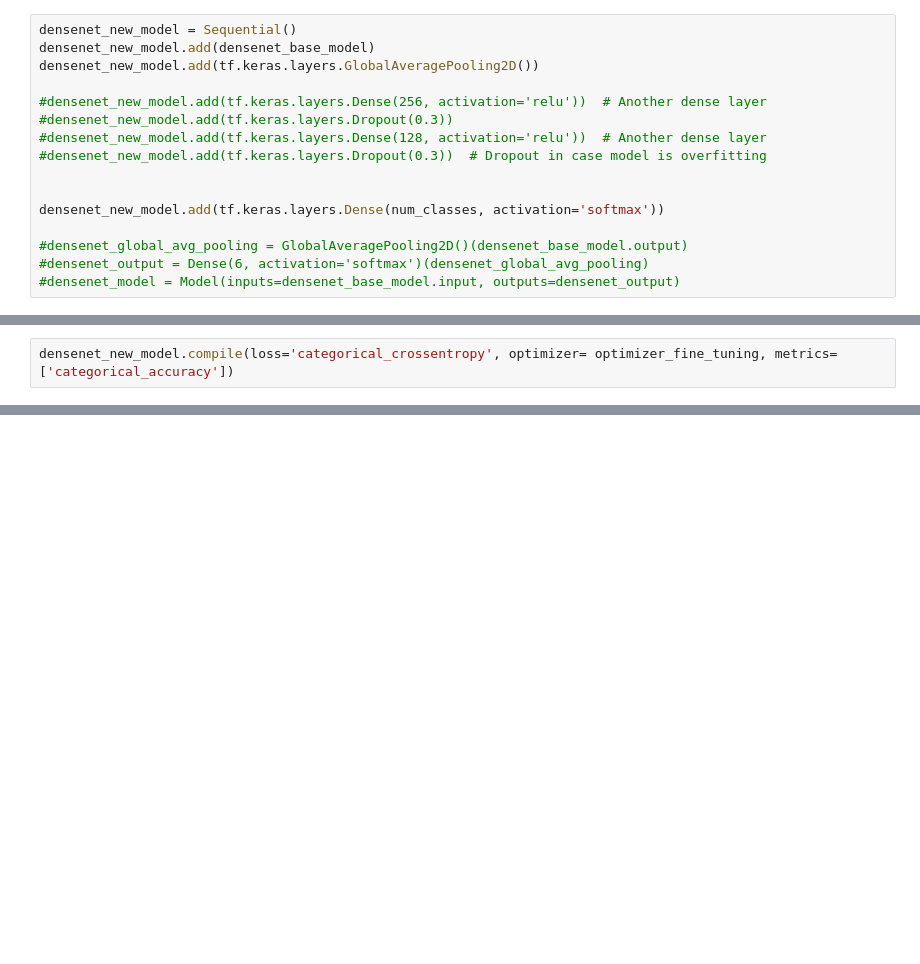
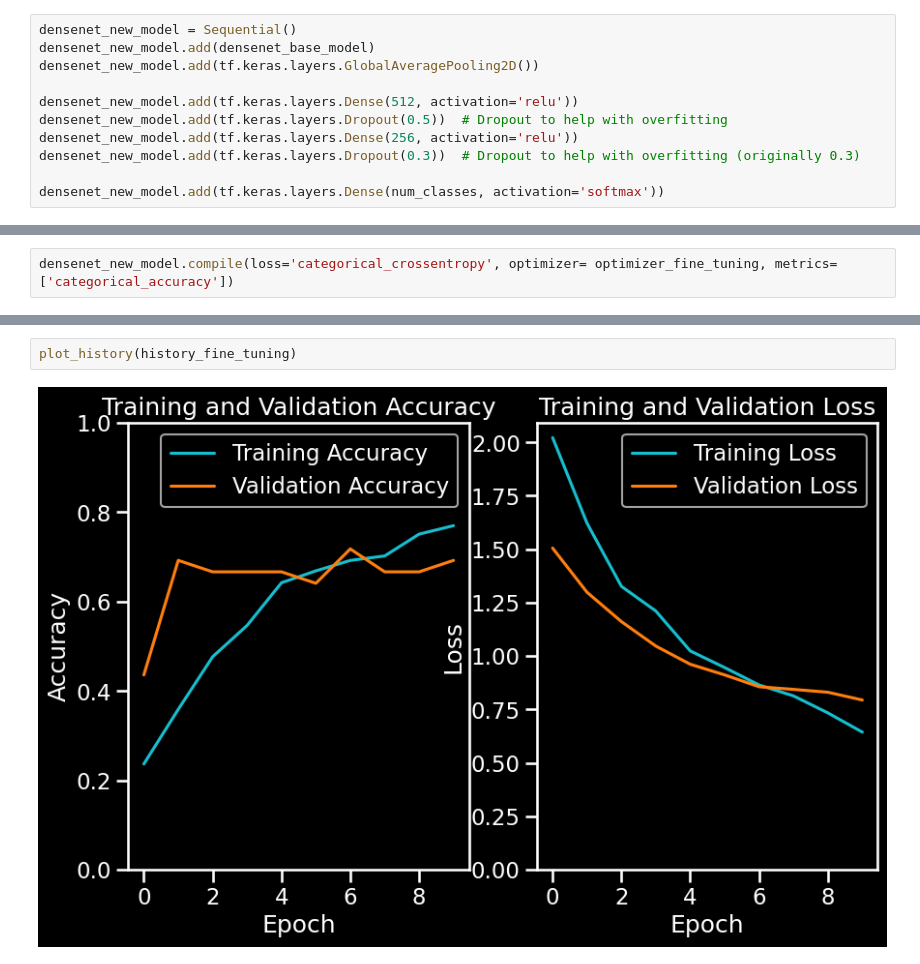
Before and after one commit to scossey/Deep_Learning, a Jupyter notebook: CNN_DLG.ipynb, the cells around one changed output, grey strips where cells are left out. Cells and saved outputs as stored; diff of their text form; blank space fills up the shorter version.

```diff
--- a/CNN_DLG.ipynb
+++ b/CNN_DLG.ipynb
@@ -311,17 +327,12 @@ densenet_new_model = Sequential()
 densenet_new_model.add(densenet_base_model)
 densenet_new_model.add(tf.keras.layers.GlobalAveragePooling2D())
 
-#densenet_new_model.add(tf.keras.layers.Dense(256, activation='relu'))  # Another dense layer
-#densenet_new_model.add(tf.keras.layers.Dropout(0.3))
-#densenet_new_model.add(tf.keras.layers.Dense(128, activation='relu'))  # Another dense layer
-#densenet_new_model.add(tf.keras.layers.Dropout(0.3))  # Dropout in case model is overfitting
-
+densenet_new_model.add(tf.keras.layers.Dense(512, activation='relu'))
+densenet_new_model.add(tf.keras.layers.Dropout(0.5))  # Dropout to help with overfitting
+densenet_new_model.add(tf.keras.layers.Dense(256, activation='relu'))
+densenet_new_model.add(tf.keras.layers.Dropout(0.3))  # Dropout to help with overfitting (originally 0.3)
 
 densenet_new_model.add(tf.keras.layers.Dense(num_classes, activation='softmax'))
-
-#densenet_global_avg_pooling = GlobalAveragePooling2D()(densenet_base_model.output)
-#densenet_output = Dense(6, activation='softmax')(densenet_global_avg_pooling)
-#densenet_model = Model(inputs=densenet_base_model.input, outputs=densenet_output)
 # %%
 optimizer=tf.keras.optimizers.Adam(learning_rate=0.0001)
 
@@ -651 +495,5 @@ plt.show()
+# %%
+plot_history(history_fine_tuning)
+# %% [output]
+[figure, added]
 # %%
```
Also changed, not shown: parts of 56 cells of this notebook.
